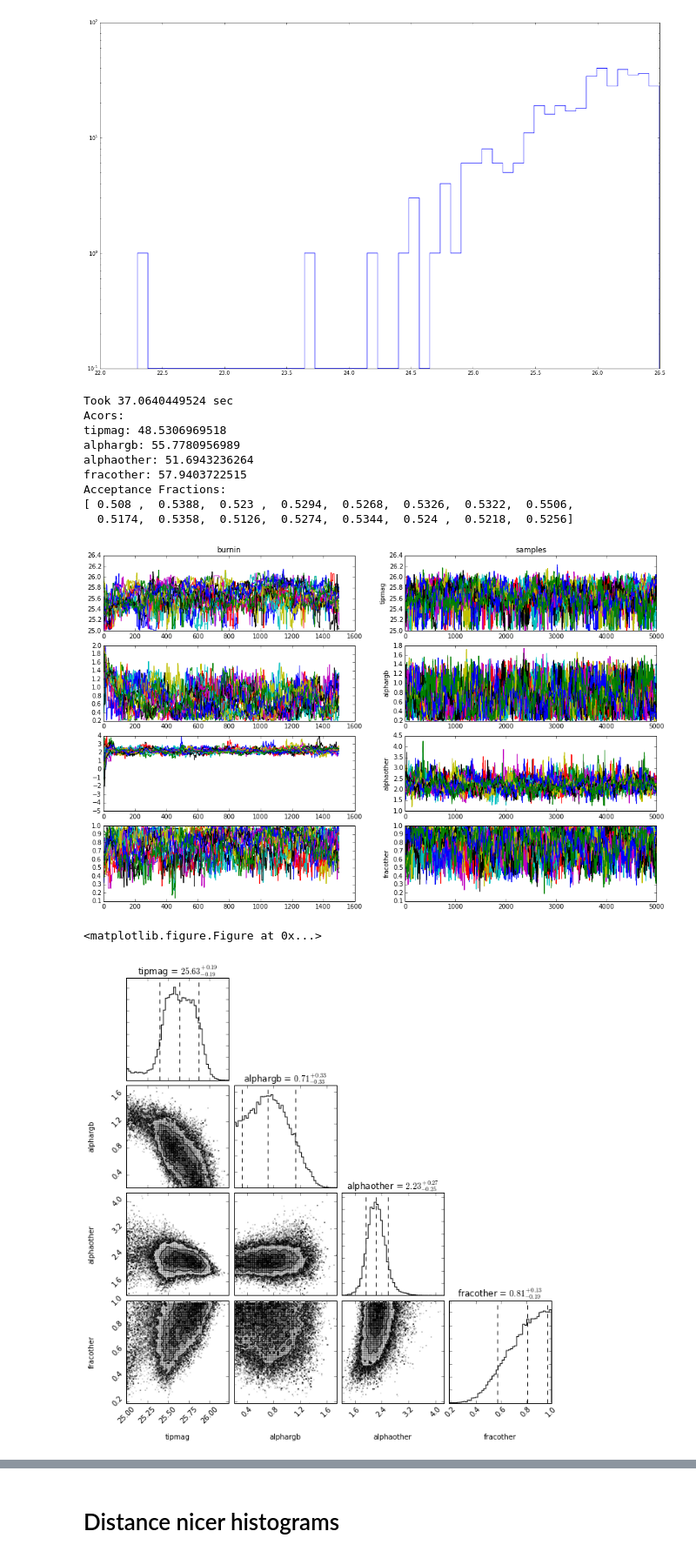
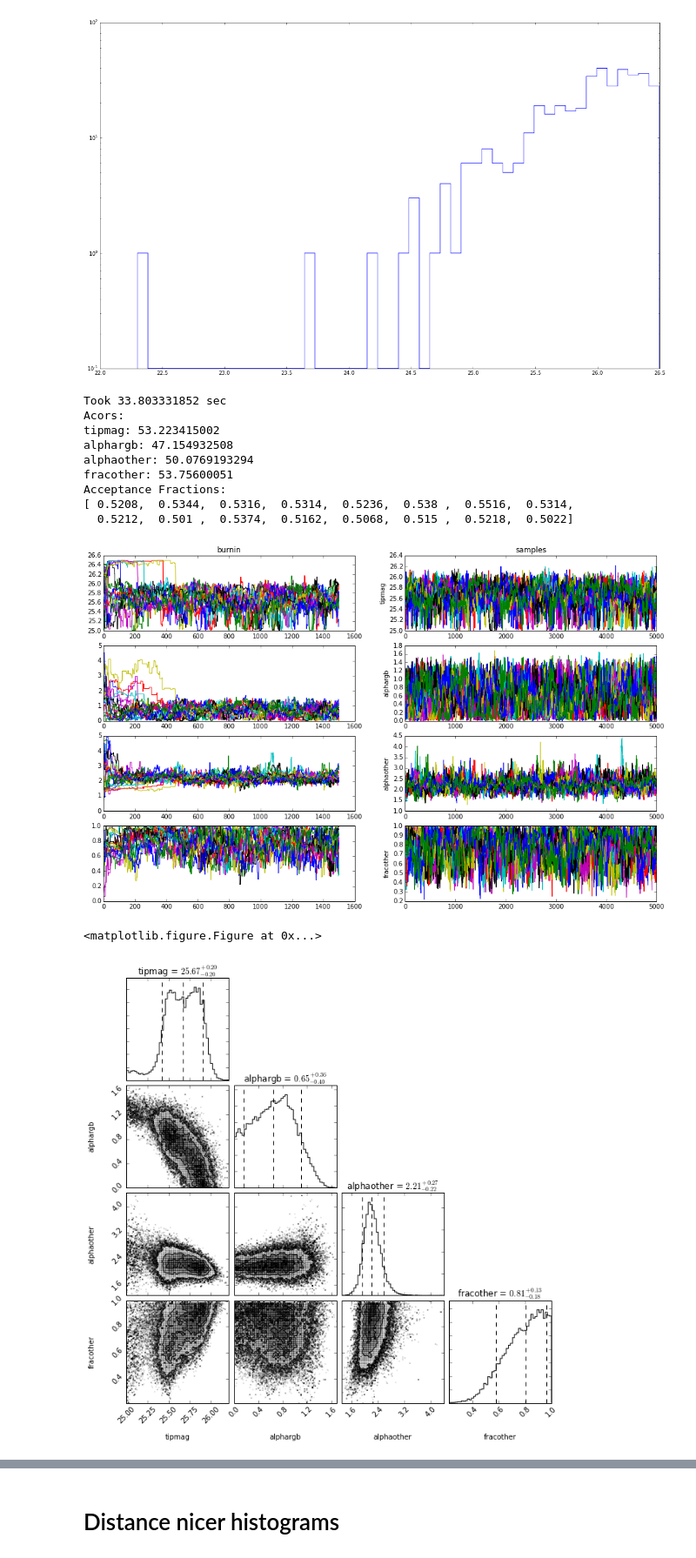
Before and after one commit to eteq/piscdwarfs_hst, a Jupyter notebook: MCMC Distance and ANGST comparisons.ipynb, the cells around one changed output, grey strips where cells are left out. Shown at 87% size. Saved outputs shown, nothing was run; the diff lists cells and outputs as text; code cells hidden in the pictures.

```diff
--- a/MCMC Distance and ANGST comparisons.ipynb
+++ b/MCMC Distance and ANGST comparisons.ipynb
@@ -222,36 +250,37 @@ plt.tight_layout()
 [figure]
 # %%
 prisB = dict(tipmag=priors.UniformPrior(25, 26.5),
-            alphargb=priors.UniformPrior(0.2, 2.2),
-            alphaother=priors.UniformPrior(-5, 5),
-            fracother=priors.UniformPrior(0,1))
+            #alphargb=priors.UniformPrior(0.2, 2.2),
+             alphargb=priors.UniformPrior(0., 5),
+             alphaother=priors.UniformPrior(0, 5),
+             fracother=priors.UniformPrior(0,1))
 
 modB = rgbmcmr.RGBModel(m[rgbmsk], me[rgbmsk], priors=prisB)
 
 st = time.time()
 samplerB = modB.initialize_and_sample(5000, burnin=1500)
 et = time.time()
 print('Took',et-st,'sec')
 
 plt.figure()
 emceemr.plot_chains(modB, samplerB)
 plt.figure()
 emceemr.triangle_plot(modB, samplerB, quantiles=[.1, .5, .9], show_titles=True, verbose=False)
 
 print(emceemr.sampler_info_string(modB, samplerB))
 # %% [output]
-Took 37.0640449524 sec
+Took 33.803331852 sec
 Acors:
-tipmag: 48.5306969518
-alphargb: 55.7780956989
-alphaother: 51.6943236264
-fracother: 57.9403722515
+tipmag: 53.223415002
+alphargb: 47.154932508
+alphaother: 50.0769193294
+fracother: 53.75600051
 Acceptance Fractions:
-[ 0.508 ,  0.5388,  0.523 ,  0.5294,  0.5268,  0.5326,  0.5322,  0.5506,
-  0.5174,  0.5358,  0.5126,  0.5274,  0.5344,  0.524 ,  0.5218,  0.5256]
+[ 0.5208,  0.5344,  0.5316,  0.5314,  0.5236,  0.538 ,  0.5516,  0.5314,
+  0.5212,  0.501 ,  0.5374,  0.5162,  0.5068,  0.515 ,  0.5218,  0.5022]
-[figure, old version]
+[figure, new version]
 <matplotlib.figure.Figure at 0x...>
-[figure, old version]
+[figure, new version]
 # %%
 #for the color, we just find the median color of the top n stars in the RGB area
 #ntip = 250
```
Also changed, not shown: parts of 19 cells of this notebook.
